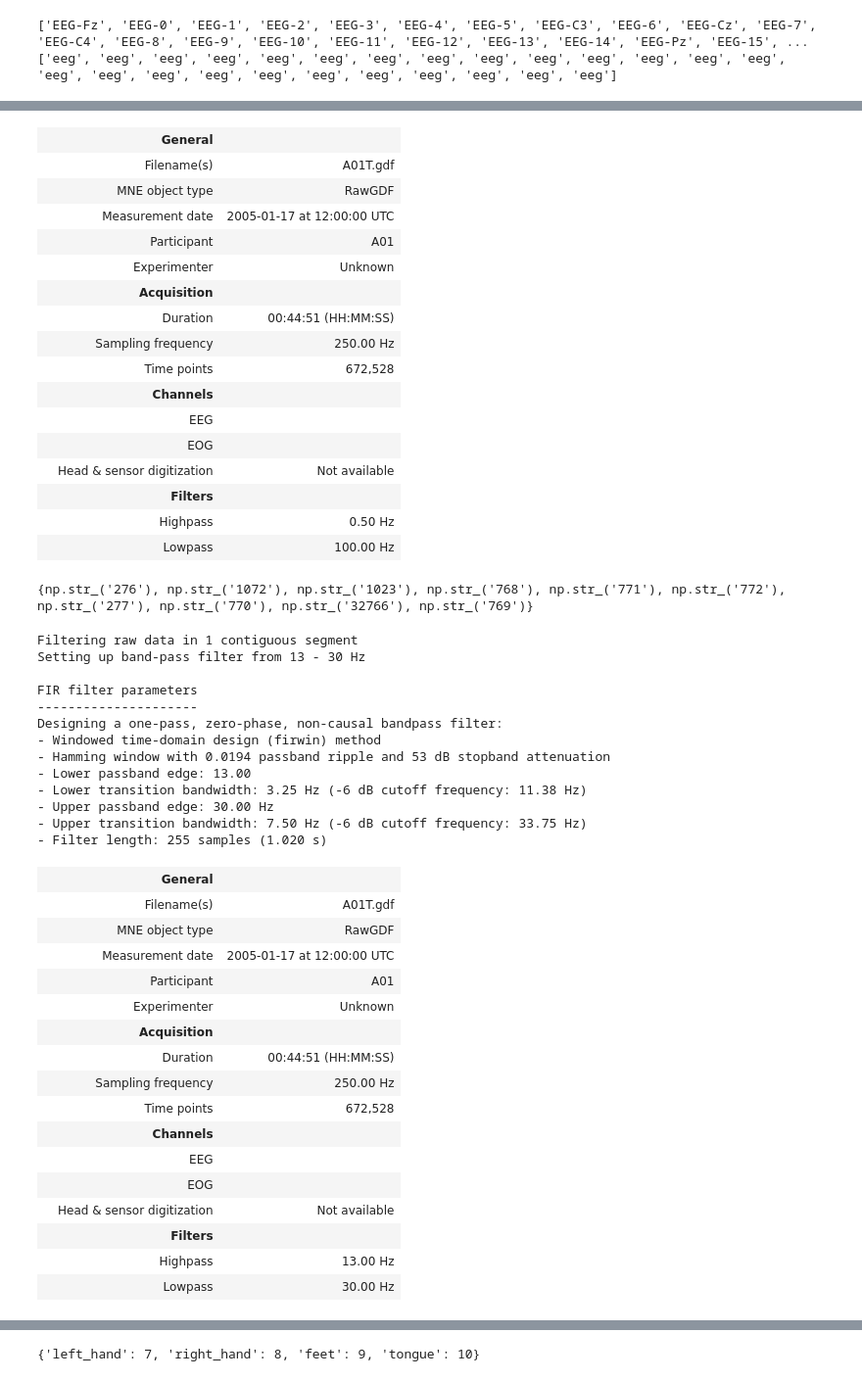
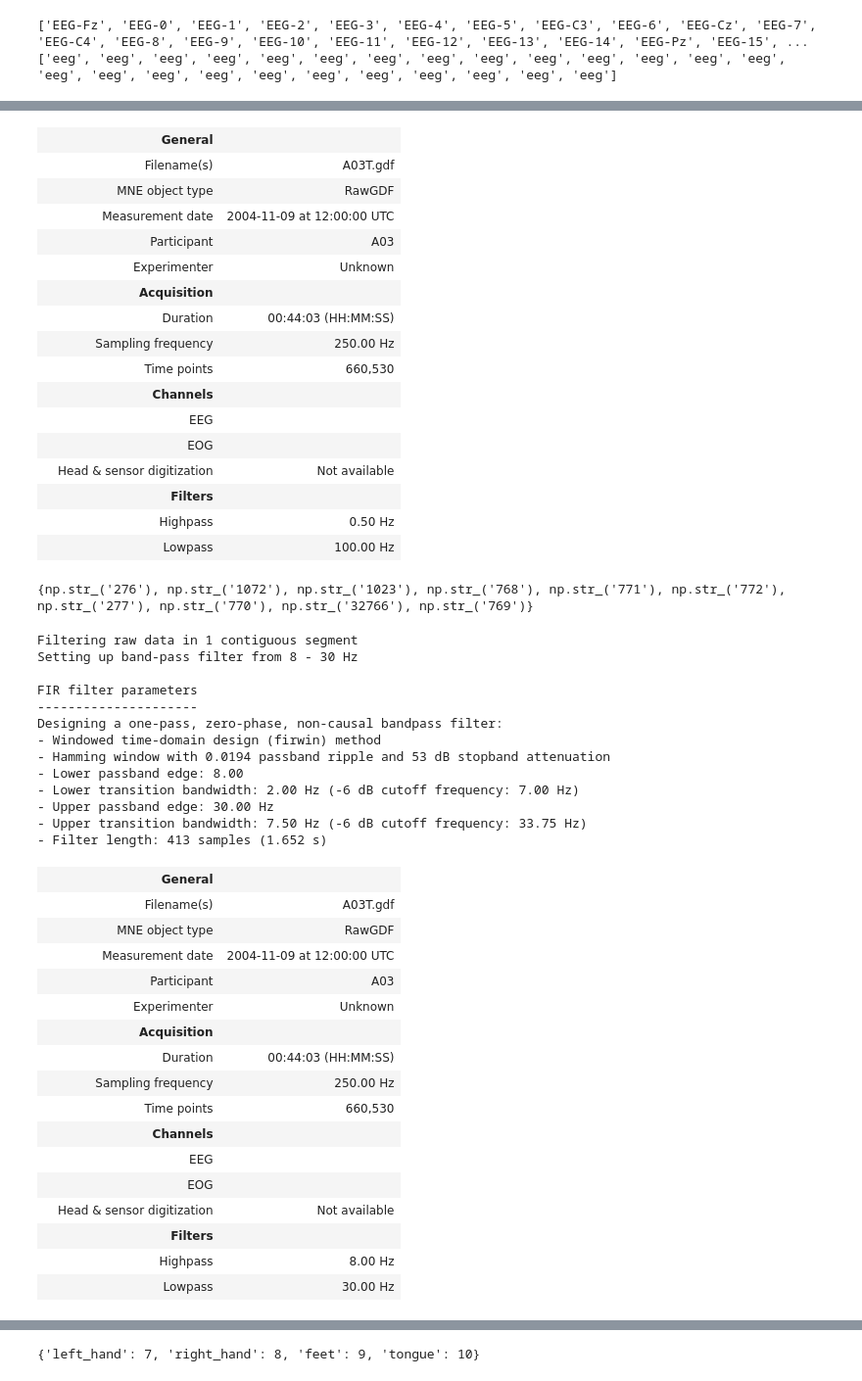
Before and after one commit to AkilanSS/motor-imagery-bci2000, a Jupyter notebook: notebook/eda.ipynb, the cells around one changed output, grey strips where cells are left out. Shown at 98% size. Drawn from its saved outputs; the diff is of its cells as text; code cells hidden in the pictures.

```diff
--- a/notebook/eda.ipynb
+++ b/notebook/eda.ipynb
@@ -7,7 +7,7 @@ import seaborn as sns
 # %% [markdown]
 ### Importing the trial dataset for the first subject
 # %%
-subject_1_train_raw = mne.io.read_raw_gdf("../dataset/BCICIV_2a_gdf/A01T.gdf", verbose=False, preload=True)
+subject_1_train_raw = mne.io.read_raw_gdf("../dataset/BCICIV_2a_gdf/A03T.gdf", verbose=False, preload=True)
 # %%
 subject_1_train_raw.annotations.description
 # %% [output]
@@ -62,15 +62,15 @@ ch_names_2a = ['Fz','FC3','FC1','FCz','FC2','FC4','C5','C3','C1','Cz', 'C2','C4'
 subject_1_train_raw.rename_channels(dict(zip(subject_1_train_raw.ch_names, ch_names_2a)))
 # %% [output]
 |  | General |  |
-|  | Filename(s) | A01T.gdf |
+|  | Filename(s) | A03T.gdf |
 |  | MNE object type | RawGDF |
-|  | Measurement date | 2005-01-17 at 12:00:00 UTC |
-|  | Participant | A01 |
+|  | Measurement date | 2004-11-09 at 12:00:00 UTC |
+|  | Participant | A03 |
 |  | Experimenter | Unknown |
 |  | Acquisition |  |
-|  | Duration | 00:44:51 (HH:MM:SS) |
+|  | Duration | 00:44:03 (HH:MM:SS) |
 |  | Sampling frequency | 250.00 Hz |
-|  | Time points | 672,528 |
+|  | Time points | 660,530 |
 |  | Channels |  |
 |  | EEG |  |
 |  | EOG |  |
@@ -100,37 +100,37 @@ subject_1_train_raw.annotations.description = np.array(
     [marker_label.get(d, d) for d in subject_1_train_raw.annotations.description]
 )
 # %%
-subject_1_train_raw.filter(l_freq=13, h_freq=30)
+subject_1_train_raw.filter(l_freq=8, h_freq=30)
 # %% [output]
 Filtering raw data in 1 contiguous segment
-Setting up band-pass filter from 13 - 30 Hz
+Setting up band-pass filter from 8 - 30 Hz
 
 FIR filter parameters
 ---------------------
 Designing a one-pass, zero-phase, non-causal bandpass filter:
 - Windowed time-domain design (firwin) method
 - Hamming window with 0.0194 passband ripple and 53 dB stopband attenuation
-- Lower passband edge: 13.00
-- Lower transition bandwidth: 3.25 Hz (-6 dB cutoff frequency: 11.38 Hz)
+- Lower passband edge: 8.00
+- Lower transition bandwidth: 2.00 Hz (-6 dB cutoff frequency: 7.00 Hz)
 - Upper passband edge: 30.00 Hz
 - Upper transition bandwidth: 7.50 Hz (-6 dB cutoff frequency: 33.75 Hz)
-- Filter length: 255 samples (1.020 s)
+- Filter length: 413 samples (1.652 s)
 |  | General |  |
-|  | Filename(s) | A01T.gdf |
+|  | Filename(s) | A03T.gdf |
 |  | MNE object type | RawGDF |
-|  | Measurement date | 2005-01-17 at 12:00:00 UTC |
-|  | Participant | A01 |
+|  | Measurement date | 2004-11-09 at 12:00:00 UTC |
+|  | Participant | A03 |
 |  | Experimenter | Unknown |
 |  | Acquisition |  |
-|  | Duration | 00:44:51 (HH:MM:SS) |
+|  | Duration | 00:44:03 (HH:MM:SS) |
 |  | Sampling frequency | 250.00 Hz |
-|  | Time points | 672,528 |
+|  | Time points | 660,530 |
 |  | Channels |  |
 |  | EEG |  |
 |  | EOG |  |
 |  | Head & sensor digitization | Not available |
 |  | Filters |  |
-|  | Highpass | 13.00 Hz |
+|  | Highpass | 8.00 Hz |
 |  | Lowpass | 30.00 Hz |
 # %%
 events, event_id = mne.events_from_annotations(subject_1_train_raw, verbose=False)
```
Also changed, not shown: parts of 13 cells of this notebook.
